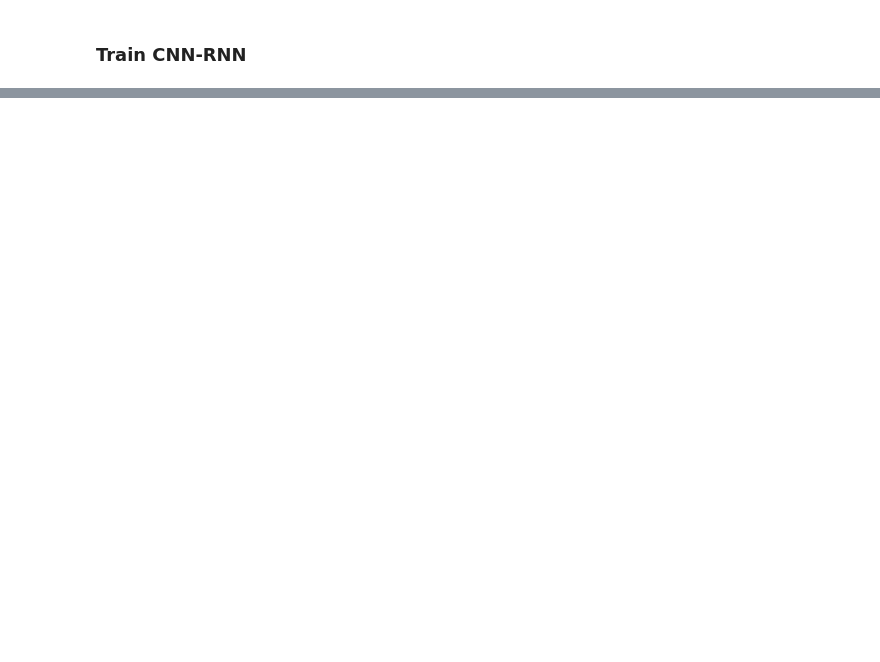
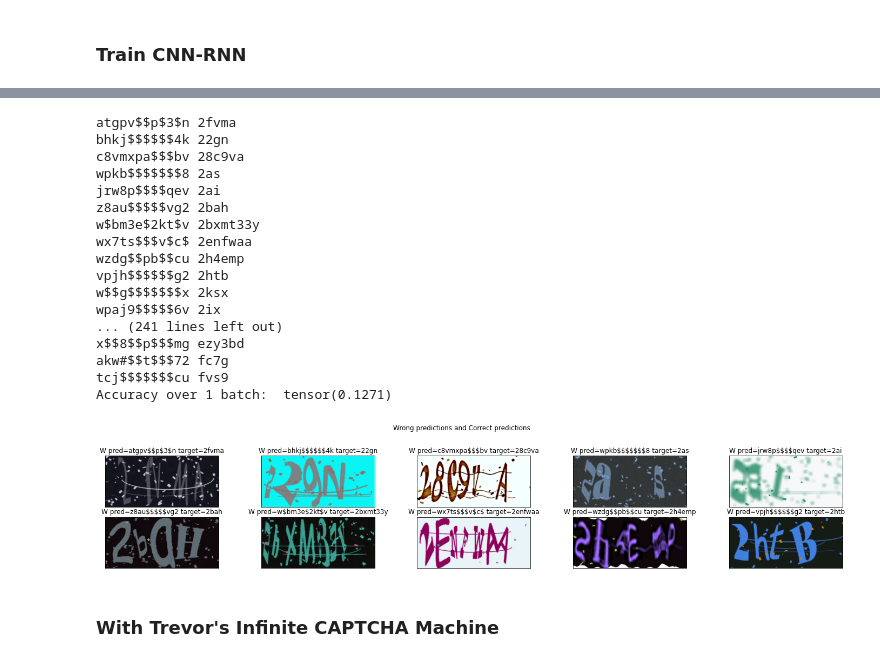
Before and after one commit to Thanoshan/Talos-Captcha-Kraken, a Jupyter notebook: notebooks/005_AE_RNN.ipynb, the cells around one changed output, grey strips where cells are left out. Cells and saved outputs as stored; diff of their text form; code cells hidden in the pictures; blank space fills up the shorter version.

```diff
--- a/notebooks/005_AE_RNN.ipynb
+++ b/notebooks/005_AE_RNN.ipynb
@@ -724,0 +1174,36 @@ def train(model, train_loader, val_loader, model_path=None, learning_rate=0.001,
+# %%
+# Visualize errors
+batch=256
+tmp_model = RNNDec(fc_mid=[256*27, 12*100], fc_out=None,
+                  rnn_type=nn.RNN, rnn_layers=2, rnn_input_sz=100, rnn_hd_sz=NUM_CATEGORIES,
+                  rnn_nonlin="tanh", rnn_dropout=0.8)
+tmp_model.load_state_dict(torch.load("results/models/TSFRNN_models/n_lr=0.0001_bs=256_bk=alex_rt=RNN_do=0.8_fcm=6912_1200_fco=/_100.pt"))
+val_loader = torch.utils.data.DataLoader(noisy_val_data,
+                                          batch_size=batch,
+                                          num_workers=0,
+                                          shuffle=False)
+data, encod = iter(val_loader).next()
+out = tmp_model(val_computed_features[0])
+print("Accuracy over 1 batch: ", get_accuracy_single_batch_TSFRNN(out, encod, data=data, batch_size=batch, visualize_errs=True))
+del tmp_model, val_loader, data, out, encod
+# %% [output]
+atgpv$$p$3$n 2fvma
+bhkj$$$$$$4k 22gn
+c8vmxpa$$$bv 28c9va
+wpkb$$$$$$$8 2as
+jrw8p$$$$qev 2ai
+z8au$$$$$vg2 2bah
+w$bm3e$2kt$v 2bxmt33y
+wx7ts$$$v$c$ 2enfwaa
+wzdg$$pb$$cu 2h4emp
+vpjh$$$$$$g2 2htb
+w$$g$$$$$$$x 2ksx
+wpaj9$$$$$6v 2ix
+... (241 lines left out)
+x$$8$$p$$$mg ezy3bd
+akw#$$t$$$72 fc7g
+tcj$$$$$$$cu fvs9
+Accuracy over 1 batch:  tensor(0.1271)
+[figure, added]
+# %% [markdown]
+### With Trevor's Infinite CAPTCHA Machine
```
Also changed, not shown: parts of 59 cells of this notebook, 2 other files.
